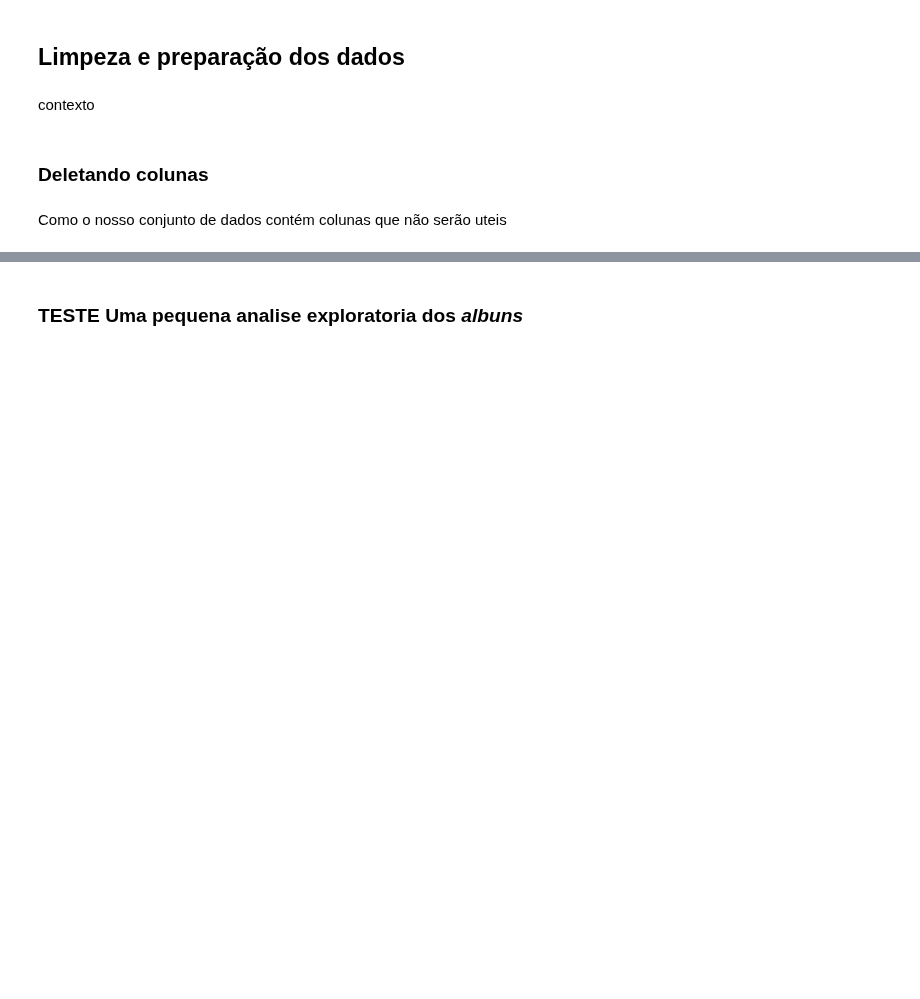
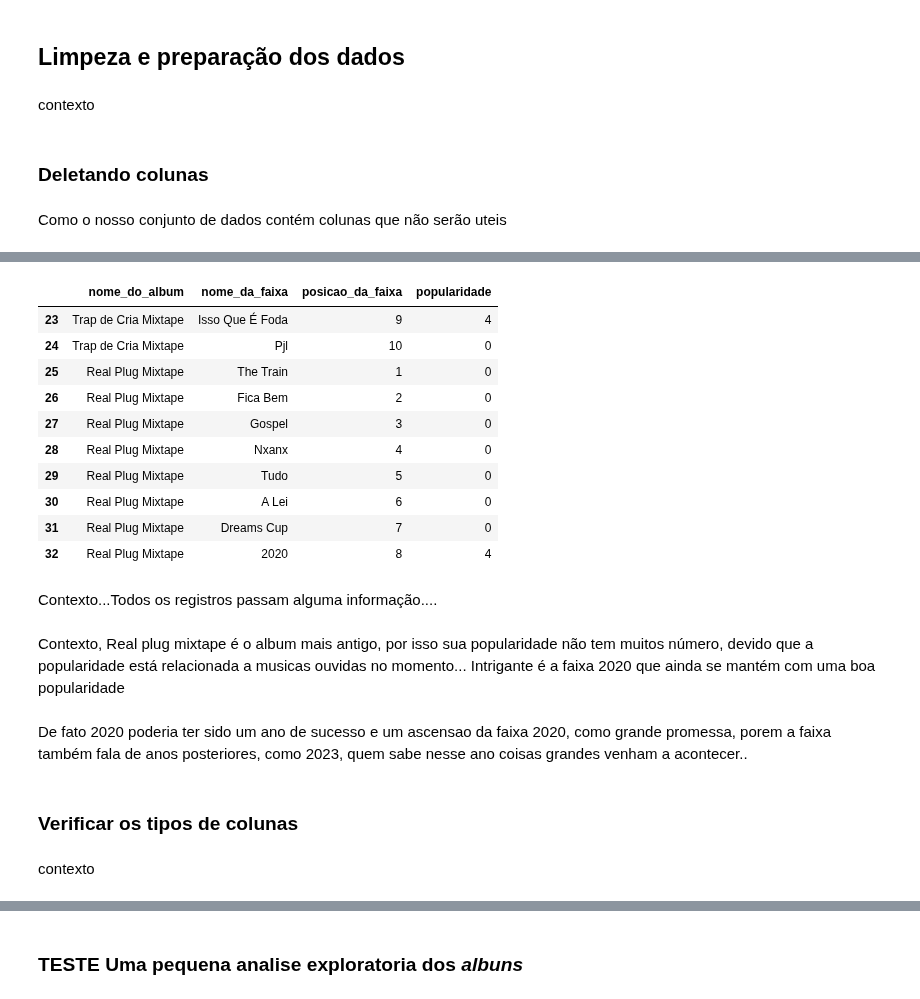
Before and after one commit to luislauriano/Data_Science, a Jupyter notebook: Projeto_construcao.ipynb, the cells around one changed output, grey strips where cells are left out. Saved outputs shown, nothing was run; the diff lists cells and outputs as text; code cells hidden in the pictures; blank space fills up the shorter version.

```diff
--- a/Projeto_construcao.ipynb
+++ b/Projeto_construcao.ipynb
@@ -241,0 +302,24 @@ df.head()
+# %%
+df.tail(10)
+# %% [output]
+|  | nome_do_album | nome_da_faixa | posicao_da_faixa | popularidade |
+| 23 | Trap de Cria Mixtape | Isso Que É Foda | 9 | 4 |
+| 24 | Trap de Cria Mixtape | Pjl | 10 | 0 |
+| 25 | Real Plug Mixtape | The Train | 1 | 0 |
+| 26 | Real Plug Mixtape | Fica Bem | 2 | 0 |
+| 27 | Real Plug Mixtape | Gospel | 3 | 0 |
+| 28 | Real Plug Mixtape | Nxanx | 4 | 0 |
+| 29 | Real Plug Mixtape | Tudo | 5 | 0 |
+| 30 | Real Plug Mixtape | A Lei | 6 | 0 |
+| 31 | Real Plug Mixtape | Dreams Cup | 7 | 0 |
+| 32 | Real Plug Mixtape | 2020 | 8 | 4 |
+# %% [markdown]
+Contexto...Todos os registros passam alguma informação....
+# %% [markdown]
+Contexto, Real plug mixtape é o album mais antigo, por isso sua popularidade não tem muitos número, devido que a popularidade está relacionada a musicas ouvidas no momento... Intrigante é a faixa 2020 que ainda se mantém com uma boa popularidade
+# %% [markdown]
+De fato 2020 poderia ter sido um ano de sucesso e um ascensao da faixa 2020, como grande promessa, porem a faixa também fala de anos posteriores, como 2023, quem sabe nesse ano coisas grandes venham a acontecer..
+# %% [markdown]
+### **Verificar os tipos de colunas**
+# %% [markdown]
+contexto
```
Also changed, not shown: parts of 68 cells of this notebook.
